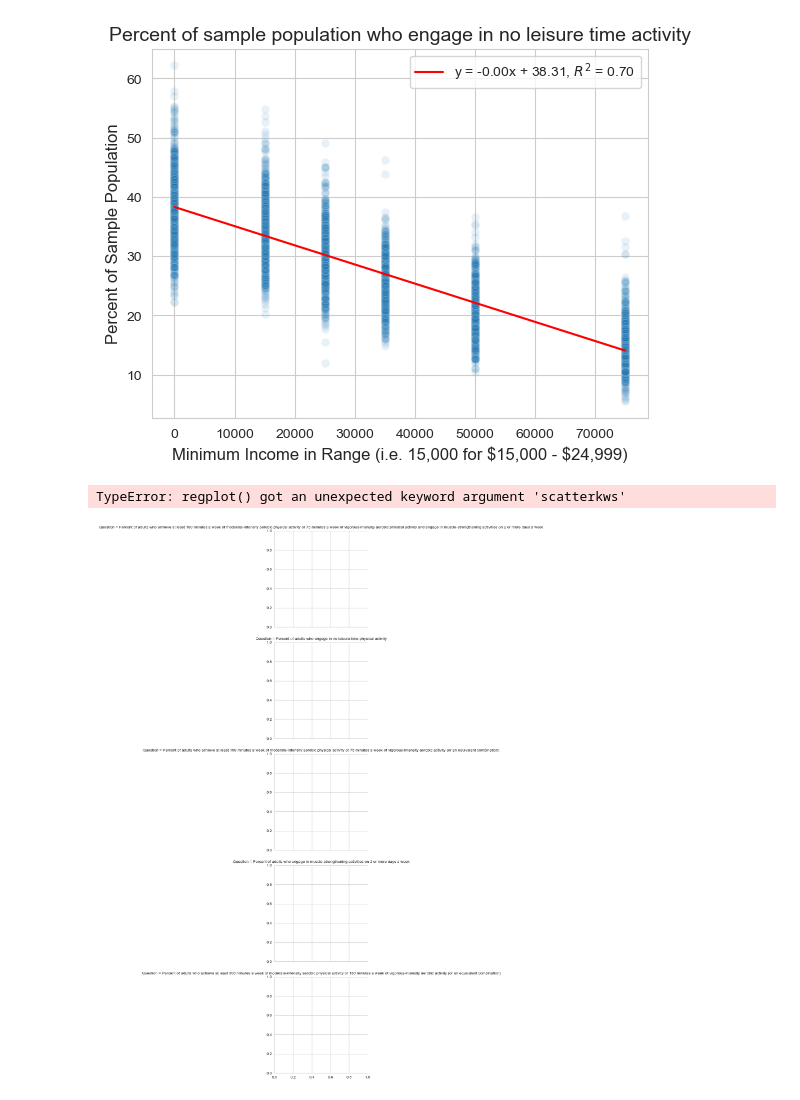
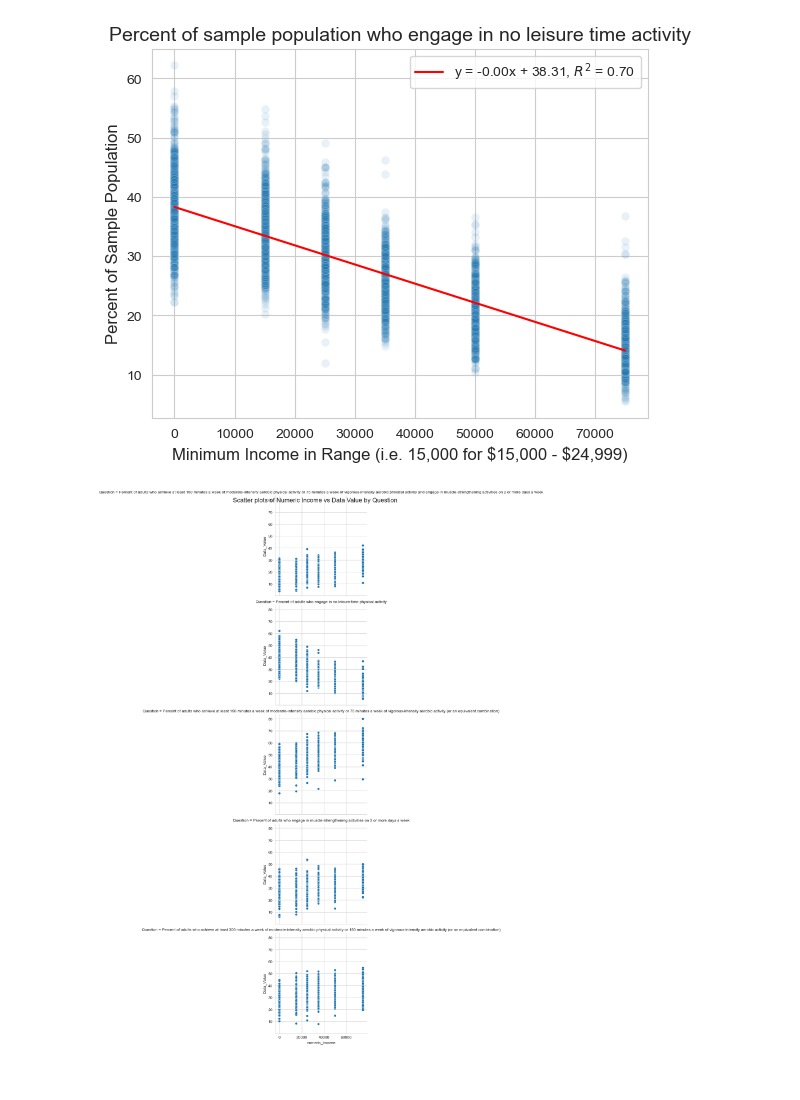
Before and after one commit to INFO-511-F24/final-project-TheOutliers, a Jupyter notebook: Code-Notebooks/Workspace_MP.ipynb, the cells around one changed output. Saved outputs shown, nothing was run; the diff lists cells and outputs as text; code cells hidden in the pictures.

```diff
--- a/Code-Notebooks/Workspace_MP.ipynb
+++ b/Code-Notebooks/Workspace_MP.ipynb
@@ -332,13 +332,12 @@ plt.show()
 # %%
 # create a FacetGrid to generate separate plots for each unique value of 'Question'
 g = sns.FacetGrid(activity_clean, col='Question', col_wrap=1, height=4)
 
 # map the scatterplot to each facet
-g.map(sns.regplot, 'numeric_income', 'Data_Value', scatterkws=dict(alpha=0.1))
+g.map(sns.scatterplot, 'numeric_income', 'Data_Value')
 
 # adjust the layout and show t
 g.fig.suptitle('Scatter plots of Numeric Income vs Data Value by Question', fontsize=16)
 plt.show()
 # %% [output]
-TypeError: regplot() got an unexpected keyword argument 'scatterkws'
-[figure, old version]
+[figure, new version]
```
Also changed, not shown: 2 other files.
